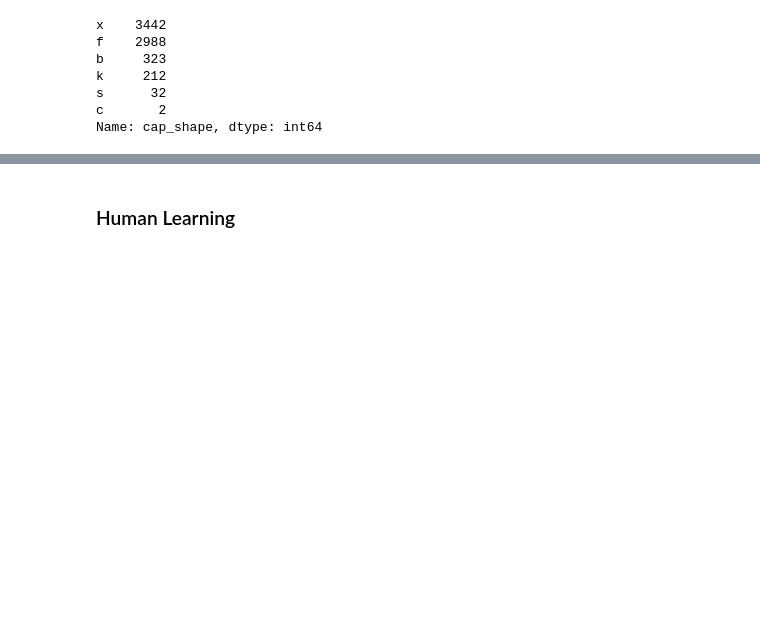
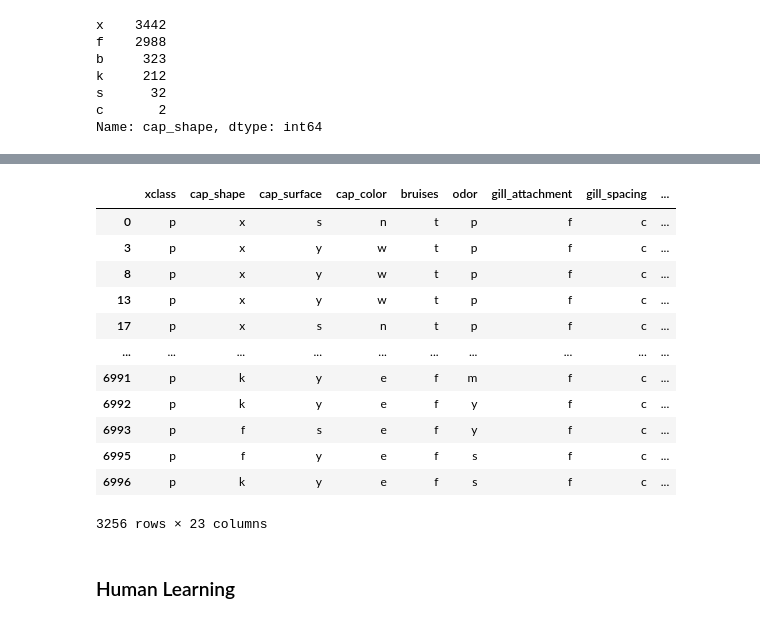
Before and after one commit to natthakan2000/ICCS478, a Jupyter notebook: Exercise1-Bayes-master/Exercise01-Bayes.ipynb, the cells around one changed output, grey strips where cells are left out. Saved outputs shown, nothing was run; the diff lists cells and outputs as text; code cells hidden in the pictures; blank space fills up the shorter version.

```diff
--- a/Exercise1-Bayes-master/Exercise01-Bayes.ipynb
+++ b/Exercise1-Bayes-master/Exercise01-Bayes.ipynb
@@ -128,6 +118,23 @@ df.cap_shape
 6997    k
 6998    x
 Name: cap_shape, Length: 6999, dtype: object
+# %%
+df.xclass == 'p'
+df[df.xclass == 'p']
+# %% [output]
+|  | xclass | cap_shape | cap_surface | cap_color | bruises | odor | gill_attachment | gill_spacing | ... |
+| 0 | p | x | s | n | t | p | f | c | ... |
+| 3 | p | x | y | w | t | p | f | c | ... |
+| 8 | p | x | y | w | t | p | f | c | ... |
+| 13 | p | x | y | w | t | p | f | c | ... |
+| 17 | p | x | s | n | t | p | f | c | ... |
+| ... | ... | ... | ... | ... | ... | ... | ... | ... | ... |
+| 6991 | p | k | y | e | f | m | f | c | ... |
+| 6992 | p | k | y | e | f | y | f | c | ... |
+| 6993 | p | f | s | e | f | y | f | c | ... |
+| 6995 | p | f | y | e | f | s | f | c | ... |
+| 6996 | p | k | y | e | f | s | f | c | ... |
+3256 rows × 23 columns
 # %% [markdown]
 ### Human Learning
 # %% [markdown]
```
Also changed, not shown: parts of 18 cells of this notebook.
